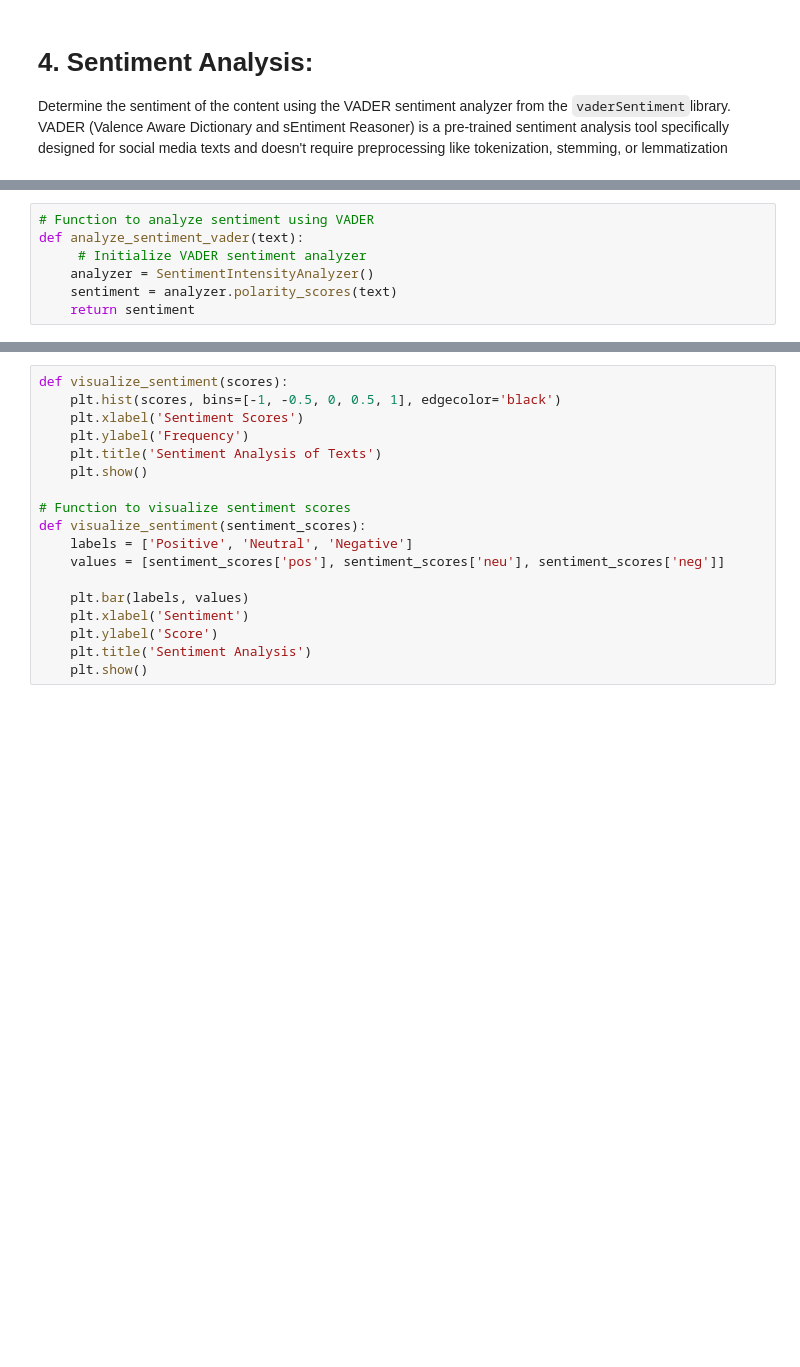
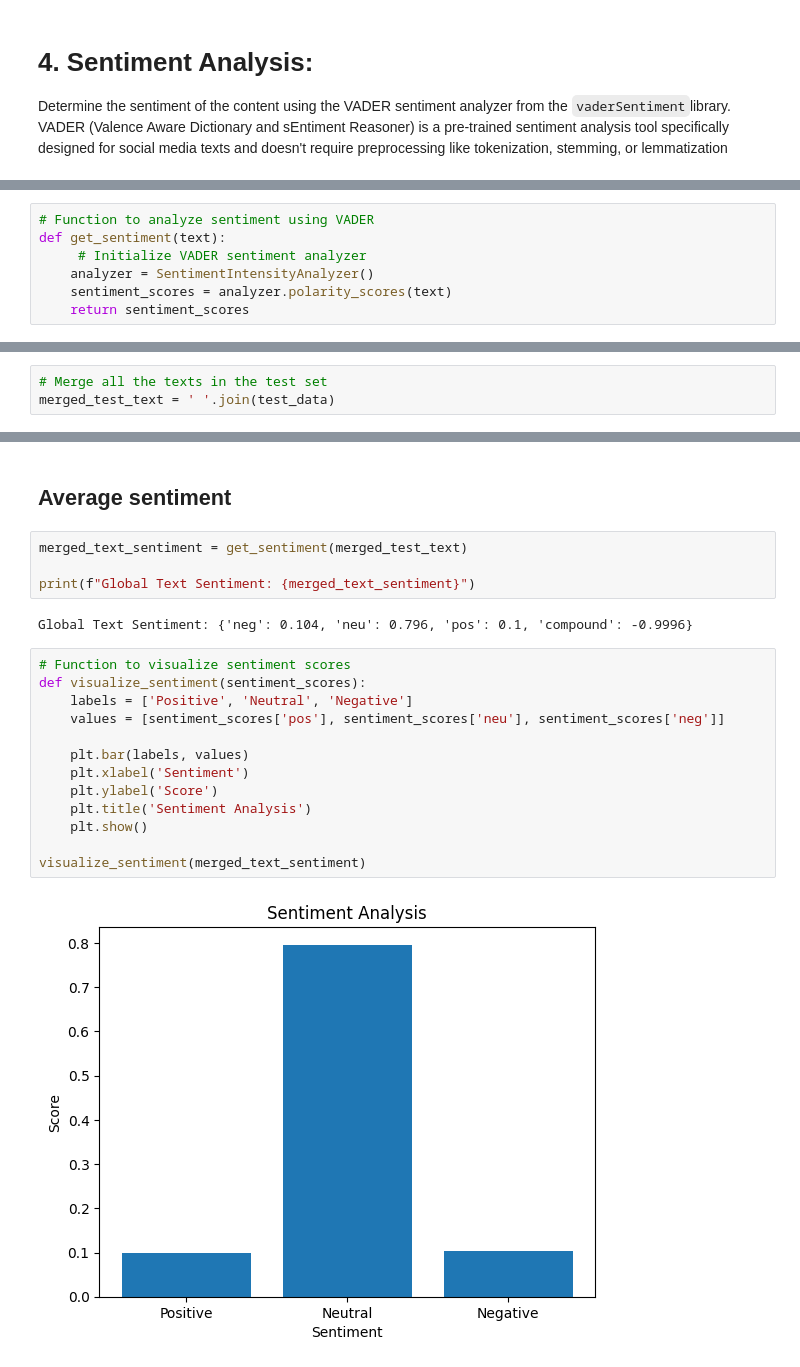
Before and after one commit to roberto98/Social-Media-Monitor, a Jupyter notebook: Social_Media_Tool.ipynb, the cells around one changed output, grey strips where cells are left out. Saved outputs shown, nothing was run; the diff lists cells and outputs as text; blank space fills up the shorter version.

```diff
--- a/Social_Media_Tool.ipynb
+++ b/Social_Media_Tool.ipynb
@@ -632,7 +462,7 @@ from vaderSentiment.vaderSentiment import SentimentIntensityAnalyzer
 # %%
 # Function to analyze sentiment using VADER
-def analyze_sentiment_vader(text):
+def get_sentiment(text):
      # Initialize VADER sentiment analyzer
     analyzer = SentimentIntensityAnalyzer()
-    sentiment = analyzer.polarity_scores(text)
-    return sentiment
+    sentiment_scores = analyzer.polarity_scores(text)
+    return sentiment_scores
@@ -753,0 +569,3 @@ from wordcloud import WordCloud
+# %%
+# Merge all the texts in the test set
+merged_test_text = ' '.join(test_data)
@@ -754,18 +605,23 @@ from wordcloud import WordCloud
+# %% [markdown]
+## Average sentiment
+# %%
+merged_text_sentiment = get_sentiment(merged_test_text)
+
+print(f"Global Text Sentiment: {merged_text_sentiment}")
+# %% [output]
+Global Text Sentiment: {'neg': 0.104, 'neu': 0.796, 'pos': 0.1, 'compound': -0.9996}
 # %%
-def visualize_sentiment(scores):
-    plt.hist(scores, bins=[-1, -0.5, 0, 0.5, 1], edgecolor='black')
-    plt.xlabel('Sentiment Scores')
-    plt.ylabel('Frequency')
-    plt.title('Sentiment Analysis of Texts')
-    plt.show()
-
 # Function to visualize sentiment scores
 def visualize_sentiment(sentiment_scores):
     labels = ['Positive', 'Neutral', 'Negative']
     values = [sentiment_scores['pos'], sentiment_scores['neu'], sentiment_scores['neg']]
 
     plt.bar(labels, values)
     plt.xlabel('Sentiment')
     plt.ylabel('Score')
     plt.title('Sentiment Analysis')
     plt.show()
+
+visualize_sentiment(merged_text_sentiment)
+# %% [output]
+[figure, added]
```
Also changed, not shown: parts of 99 cells of this notebook.
